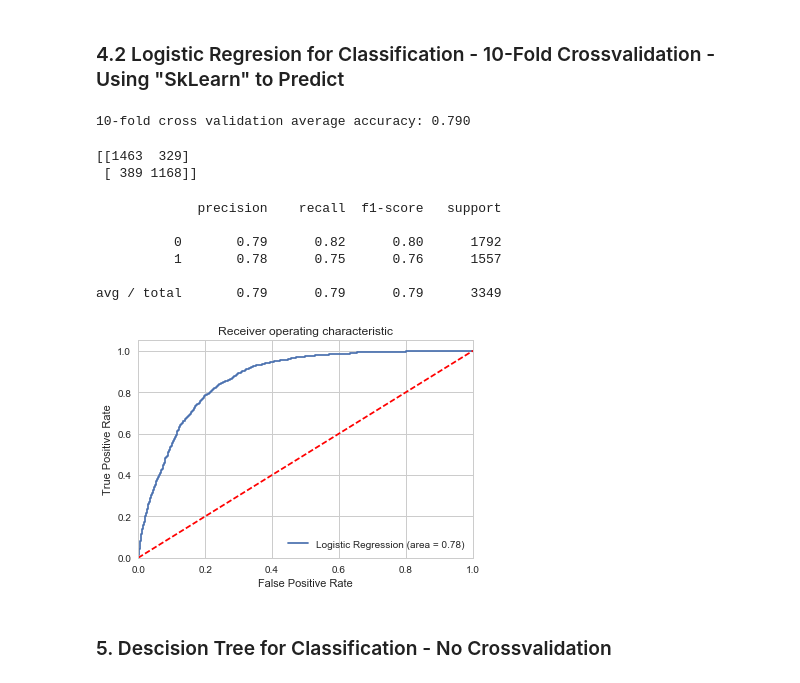
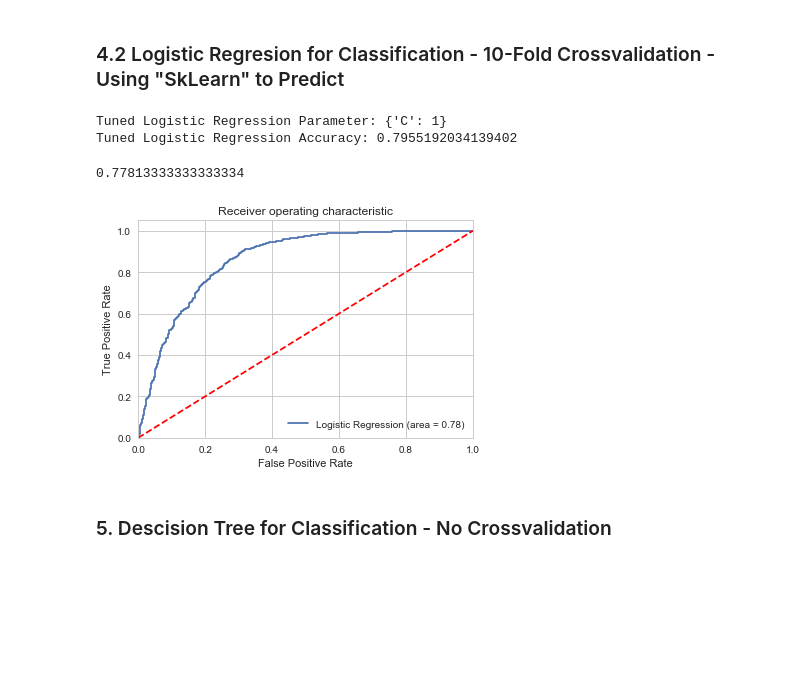
Before and after one commit to chinshaunakdesai/DataScienceWork, a Jupyter notebook: PropensityToBuy/Chintan_UCI_BankCampaign_PropensityToBuy.ipynb, the cells around one changed output. Saved outputs shown, nothing was run; the diff lists cells and outputs as text; code cells hidden in the pictures; blank space fills up the shorter version.

Commit message:
Final Model

```diff
--- a/PropensityToBuy/Chintan_UCI_BankCampaign_PropensityToBuy.ipynb
+++ b/PropensityToBuy/Chintan_UCI_BankCampaign_PropensityToBuy.ipynb
@@ -1219,51 +1264,54 @@ print('Accuracy of logistic regression classifier on test set: {:.2f}'.format(lo
 Accuracy of logistic regression classifier on test set: 0.79
 # %% [markdown]
 ### 4.2 Logistic Regresion for Classification - 10-Fold Crossvalidation - Using "SkLearn" to Predict
-# %%
-from sklearn import model_selection
-from sklearn.model_selection import cross_val_score
-kfold = model_selection.KFold(n_splits=10, random_state=7)
-modelCV = LogisticRegression()
-scoring = 'accuracy'
-results = model_selection.cross_val_score(modelCV, X_train, y_train, cv=kfold, scoring=scoring)
-print("10-fold cross validation average accuracy: %.3f" % (results.mean()))
-# %% [output]
-10-fold cross validation average accuracy: 0.790
-# %%
-from sklearn.metrics import confusion_matrix
-confusion_matrix = confusion_matrix(y_test, y_pred)
-print(confusion_matrix)
-# %% [output]
-[[1463  329]
- [ 389 1168]]
-# %%
-from sklearn.metrics import classification_report
-print(classification_report(y_test, y_pred))
-# %% [output]
-             precision    recall  f1-score   support
-
-          0       0.79      0.82      0.80      1792
-          1       0.78      0.75      0.76      1557
-
-avg / total       0.79      0.79      0.79      3349
+# %%
+# Create the hyperparameter grid
+c_space = [0.001, 0.1, 1, 10, 100,1000,20]
+param_grid = {'C': c_space}
+
+# Instantiate the logistic regression classifier: logreg
+logreg = LogisticRegression()
+
+
+
+
+# Create train and test sets
+X_train, X_test, y_train, y_test = train_test_split(X_train, y_train, test_size = 0.4, random_state=42)
+
+# Instantiate the GridSearchCV object: logreg_cv
+logreg_cv = GridSearchCV(logreg, param_grid, cv=10)
+
+# Fit it to the training data
+logreg_cv.fit(X_train, y_train)
+
+# Print the optimal parameters and best score
+print("Tuned Logistic Regression Parameter: {}".format(logreg_cv.best_params_))
+print("Tuned Logistic Regression Accuracy: {}".format(logreg_cv.best_score_))
+# %% [output]
+Tuned Logistic Regression Parameter: {'C': 1}
+Tuned Logistic Regression Accuracy: 0.7955192034139402
+# %%
+accuracy_score(logreg_cv.predict(X_test), y_test)
+# %% [output]
+0.77813333333333334
 # %%
 from sklearn.metrics import roc_auc_score
 from sklearn.metrics import roc_curve
-logit_roc_auc = roc_auc_score(y_test, logreg.predict(X_test))
-fpr, tpr, thresholds = roc_curve(y_test, logreg.predict_proba(X_test)[:,1])
+logit_roc_auc = roc_auc_score(y_test, logreg_cv.predict(X_test))
+fpr, tpr, thresholds = roc_curve(y_test, logreg_cv.predict_proba(X_test)[:,1])
 plt.figure()
 plt.plot(fpr, tpr, label='Logistic Regression (area = %0.2f)' % logit_roc_auc)
 plt.plot([0, 1], [0, 1],'r--')
 plt.xlim([0.0, 1.0])
 plt.ylim([0.0, 1.05])
 plt.xlabel('False Positive Rate')
 plt.ylabel('True Positive Rate')
 plt.title('Receiver operating characteristic')
 plt.legend(loc="lower right")
 plt.savefig('Log_ROC')
 plt.show()
 # %% [output]
-[figure, old version]
+[figure, new version]
 # %% [markdown]
 ### 5. Descision Tree for Classification - No Crossvalidation
 # %%
```
Also changed, not shown: parts of 95 cells of this notebook.
